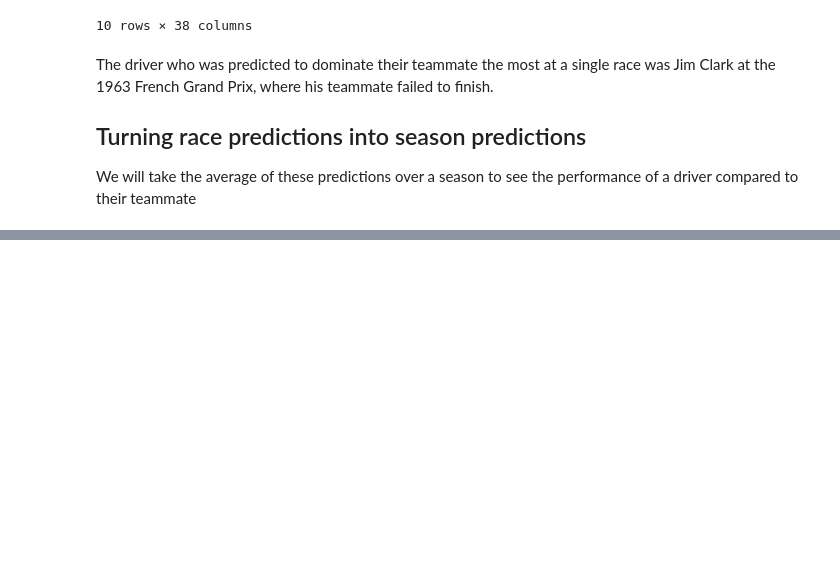
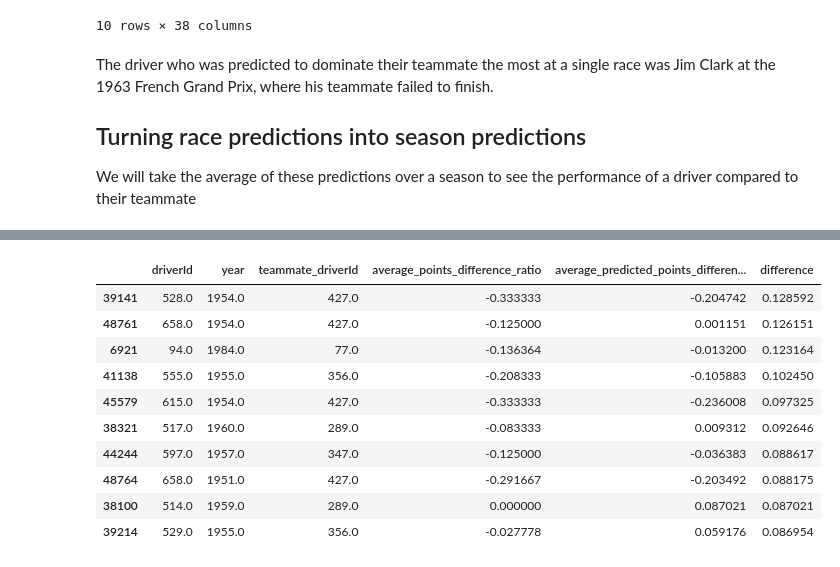
Before and after one commit to karloskarl/F1Analysis, a Jupyter notebook: dominantdriver.ipynb, the cells around one changed output, grey strips where cells are left out. Cells and saved outputs as stored; diff of their text form; code cells hidden in the pictures; blank space fills up the shorter version.

```diff
--- a/dominantdriver.ipynb
+++ b/dominantdriver.ipynb
@@ -224,0 +248,21 @@ top_10_predicted
+# %%
+# Calculate the difference between predicted and actual values
+driver_season_data['difference'] = driver_season_data['average_predicted_points_difference_ratio'] - driver_season_data['average_points_difference_ratio']
+
+# Find the biggest upsets
+biggest_upsets = driver_season_data.nlargest(10, 'difference')
+
+# Print the biggest upsets
+biggest_upsets
+# %% [output]
+|  | driverId | year | teammate_driverId | average_points_difference_ratio | average_predicted_points_differen... | difference |
+| 39141 | 528.0 | 1954.0 | 427.0 | -0.333333 | -0.204742 | 0.128592 |
+| 48761 | 658.0 | 1954.0 | 427.0 | -0.125000 | 0.001151 | 0.126151 |
+| 6921 | 94.0 | 1984.0 | 77.0 | -0.136364 | -0.013200 | 0.123164 |
+| 41138 | 555.0 | 1955.0 | 356.0 | -0.208333 | -0.105883 | 0.102450 |
+| 45579 | 615.0 | 1954.0 | 427.0 | -0.333333 | -0.236008 | 0.097325 |
+| 38321 | 517.0 | 1960.0 | 289.0 | -0.083333 | 0.009312 | 0.092646 |
+| 44244 | 597.0 | 1957.0 | 347.0 | -0.125000 | -0.036383 | 0.088617 |
+| 48764 | 658.0 | 1951.0 | 427.0 | -0.291667 | -0.203492 | 0.088175 |
+| 38100 | 514.0 | 1959.0 | 289.0 | 0.000000 | 0.087021 | 0.087021 |
+| 39214 | 529.0 | 1955.0 | 356.0 | -0.027778 | 0.059176 | 0.086954 |
```
Also changed, not shown: parts of 6 cells of this notebook.
